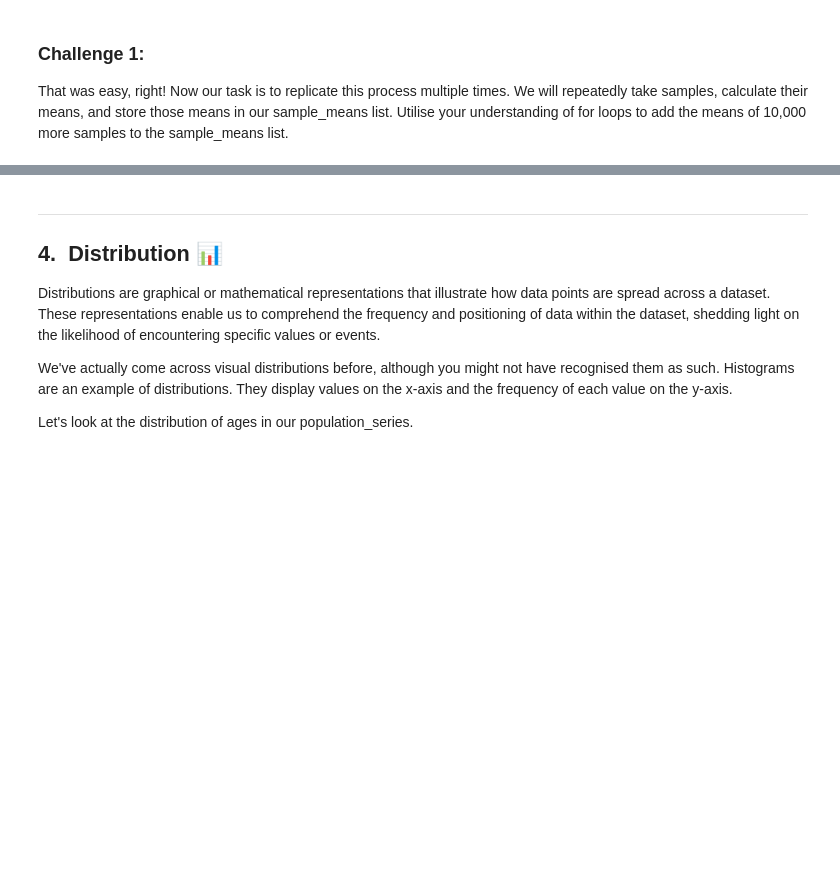
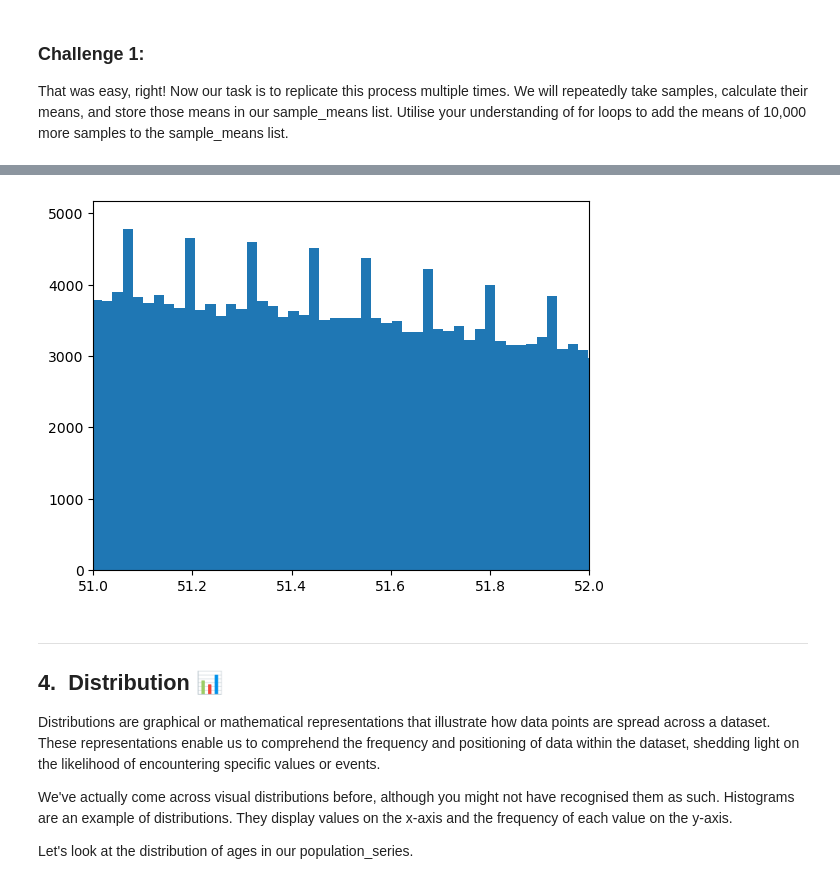
Before and after one commit to gastan81/A-B_testing, a Jupyter notebook: 2_central_limit_theorem_structure.ipynb, the cells around one changed output, grey strips where cells are left out. Drawn from its saved outputs; the diff is of its cells as text; code cells hidden in the pictures; blank space fills up the shorter version.

```diff
--- a/2_central_limit_theorem_structure.ipynb
+++ b/2_central_limit_theorem_structure.ipynb
@@ -123,3 +122,9 @@ sample_means
+# %%
+plt.hist(sample_means, bins=1000)
+plt.xlim(51, 52)
+plt.show()
+# %% [output]
+[figure, added]
 # %% [markdown]
 ---
 ## 4.&nbsp; Distribution 📊
```
Also changed, not shown: parts of 2 cells of this notebook.
